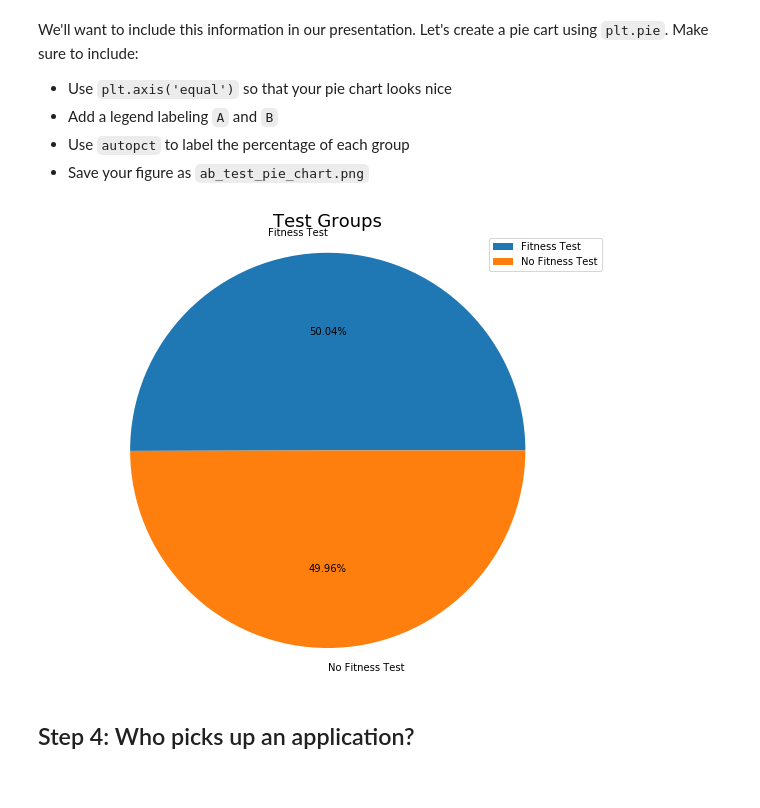
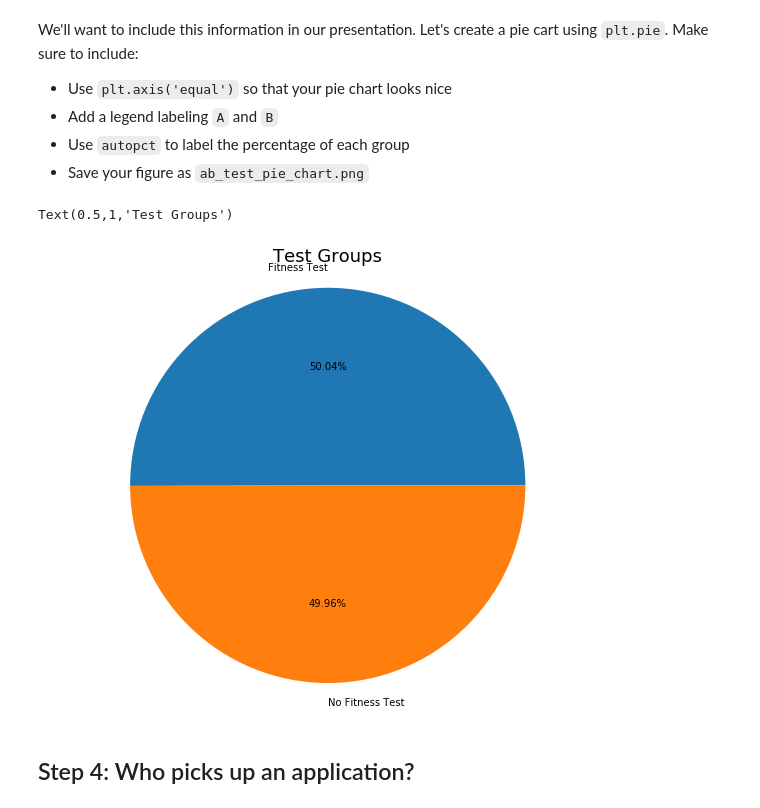
Before and after one commit to altmanmark/musclehub, a Jupyter notebook: musclehub.ipynb, the cells around one changed output. Drawn from its saved outputs; the diff is of its cells as text; code cells hidden in the pictures.

Commit message:
chart formatting

```diff
--- a/musclehub.ipynb
+++ b/musclehub.ipynb
@@ -177,12 +177,11 @@ We'll want to include this information in our presentation.  Let's create a pie
 # %%
 plt.figure(figsize=(10,8))
 plt.pie(ab_counts.first_name.values, labels=['Fitness Test', 'No Fitness Test'], autopct='%0.2f%%')
 plt.axis('equal')
 plt.title('Test Groups', size=18)
-plt.legend()
-plt.show()
 # %% [output]
+Text(0.5,1,'Test Groups')
-[figure, old version]
+[figure, new version]
 # %% [markdown]
 ## Step 4: Who picks up an application?
 # %% [markdown]
```
Also changed, not shown: 5 other files.
